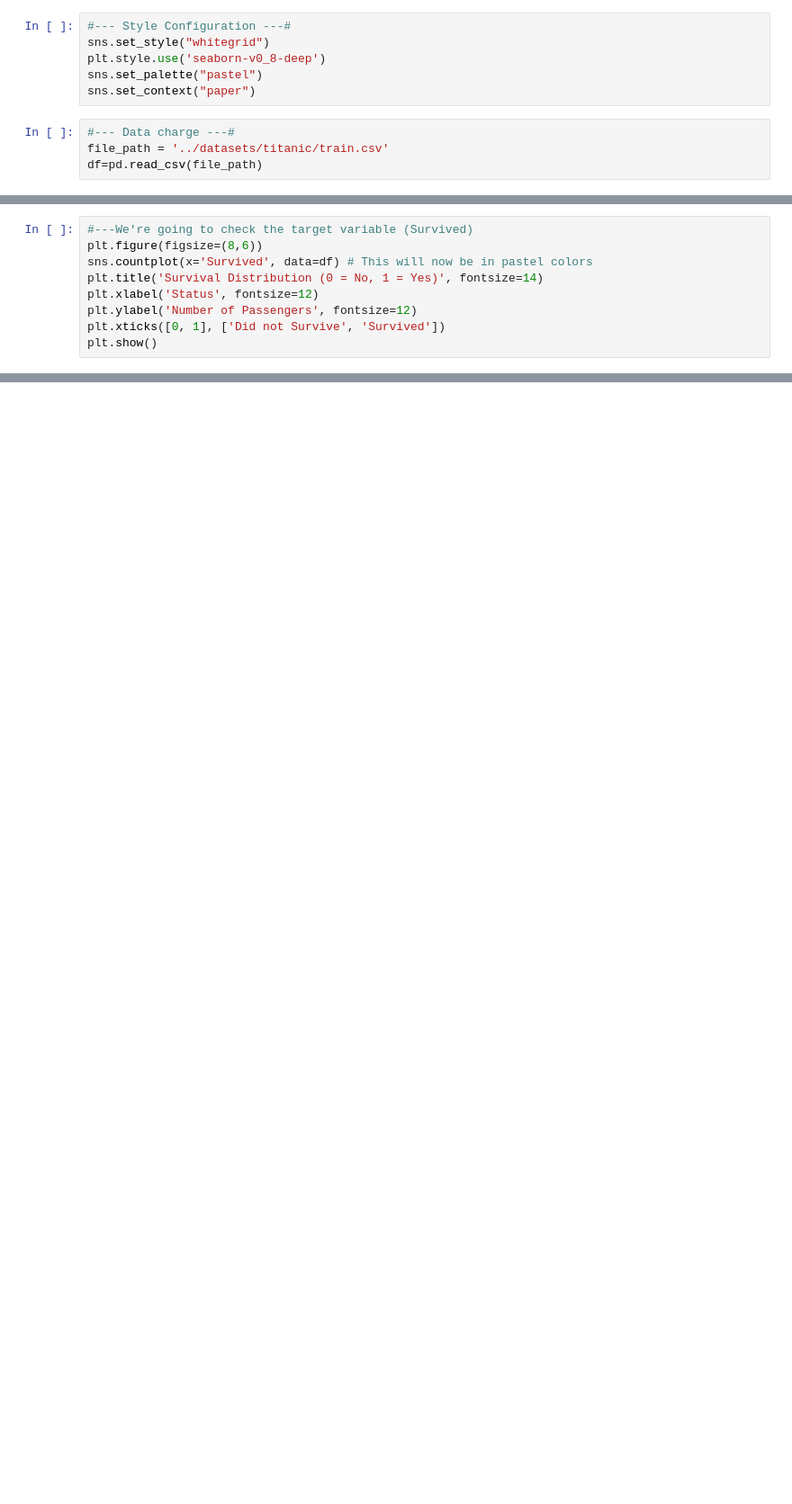
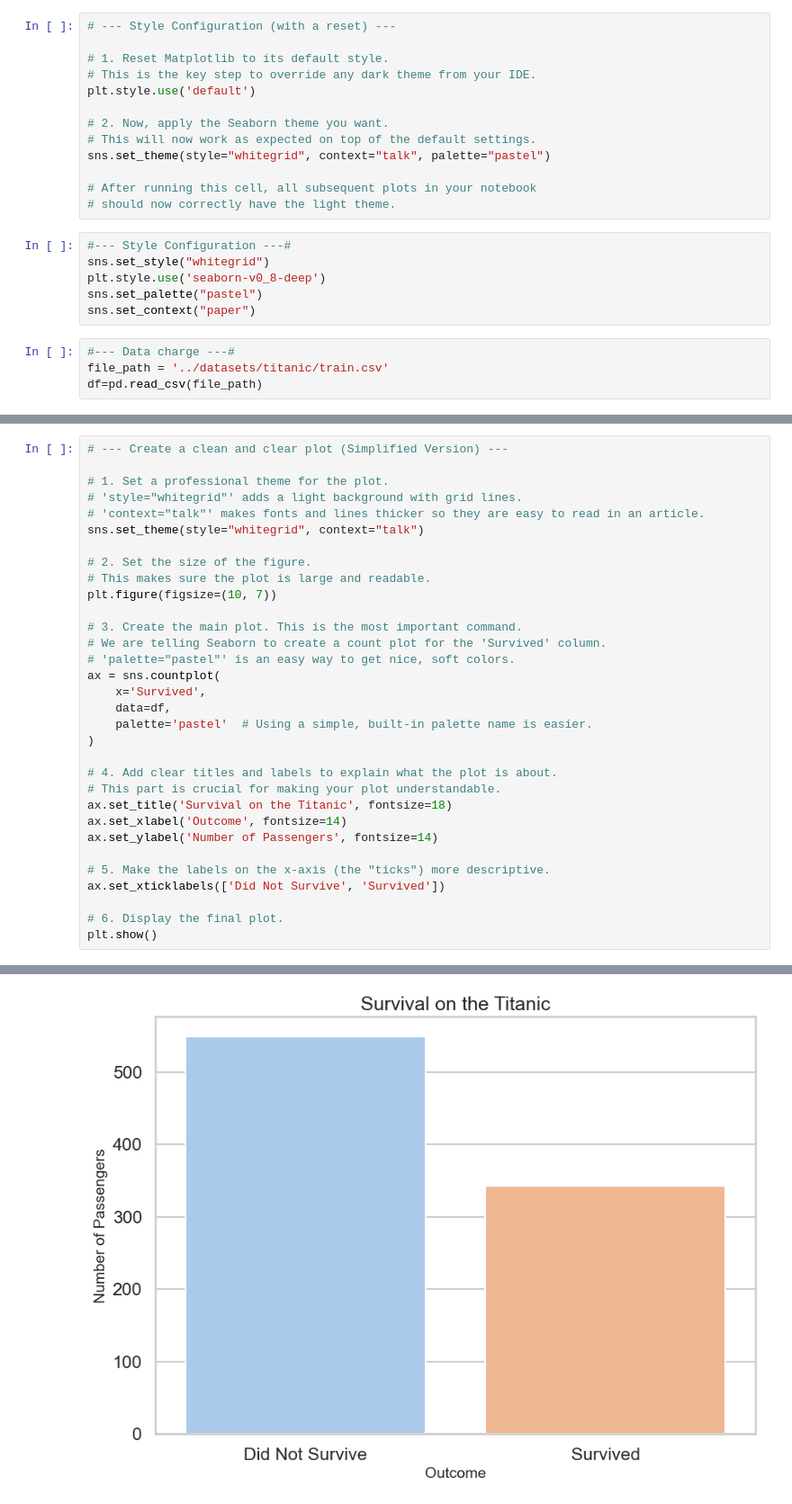
Before and after one commit to WafleraVertical/Blog-AI-Projects, a Jupyter notebook: notebooks/eda_titanic.ipynb, the cells around one changed output, grey strips where cells are left out. Shown at 90% size. Cells and saved outputs as stored; diff of their text form; blank space fills up the shorter version.

Commit message:
Upgrades on the titanic notebook

```diff
--- a/notebooks/eda_titanic.ipynb
+++ b/notebooks/eda_titanic.ipynb
@@ -4,6 +4,19 @@ import pandas as pd
 import numpy as np
 import matplotlib.pyplot as plt
 import seaborn as sns
+# %%
+# --- Style Configuration (with a reset) ---
+
+# 1. Reset Matplotlib to its default style.
+# This is the key step to override any dark theme from your IDE.
+plt.style.use('default')
+
+# 2. Now, apply the Seaborn theme you want.
+# This will now work as expected on top of the default settings.
+sns.set_theme(style="whitegrid", context="talk", palette="pastel")
+
+# After running this cell, all subsequent plots in your notebook
+# should now correctly have the light theme.
 # %%
 #--- Style Configuration ---#
 sns.set_style("whitegrid")
@@ -26,9 +76,33 @@ df.describe()
 # %%
-#---We're going to check the target variable (Survived)
-plt.figure(figsize=(8,6))
-sns.countplot(x='Survived', data=df) # This will now be in pastel colors
-plt.title('Survival Distribution (0 = No, 1 = Yes)', fontsize=14)
-plt.xlabel('Status', fontsize=12)
-plt.ylabel('Number of Passengers', fontsize=12)
-plt.xticks([0, 1], ['Did not Survive', 'Survived'])
+# --- Create a clean and clear plot (Simplified Version) ---
+
+# 1. Set a professional theme for the plot.
+# 'style="whitegrid"' adds a light background with grid lines.
+# 'context="talk"' makes fonts and lines thicker so they are easy to read in an article.
+sns.set_theme(style="whitegrid", context="talk")
+
+# 2. Set the size of the figure.
+# This makes sure the plot is large and readable.
+plt.figure(figsize=(10, 7))
+
+# 3. Create the main plot. This is the most important command.
+# We are telling Seaborn to create a count plot for the 'Survived' column.
+# 'palette="pastel"' is an easy way to get nice, soft colors.
+ax = sns.countplot(
+    x='Survived',
+    data=df,
+    palette='pastel'  # Using a simple, built-in palette name is easier.
+)
+
+# 4. Add clear titles and labels to explain what the plot is about.
+# This part is crucial for making your plot understandable.
+ax.set_title('Survival on the Titanic', fontsize=18)
+ax.set_xlabel('Outcome', fontsize=14)
+ax.set_ylabel('Number of Passengers', fontsize=14)
+
+# 5. Make the labels on the x-axis (the "ticks") more descriptive.
+ax.set_xticklabels(['Did Not Survive', 'Survived'])
+
+# 6. Display the final plot.
 plt.show()
+# %% [output]
@@ -35,3 +112,4 @@ plt.show()
+[figure, added]
 # %%
 #--- A plot to see how many people from each class survived ---#
 plt.figure(figsize=(10,6))
```
Also changed, not shown: parts of 8 cells of this notebook.
